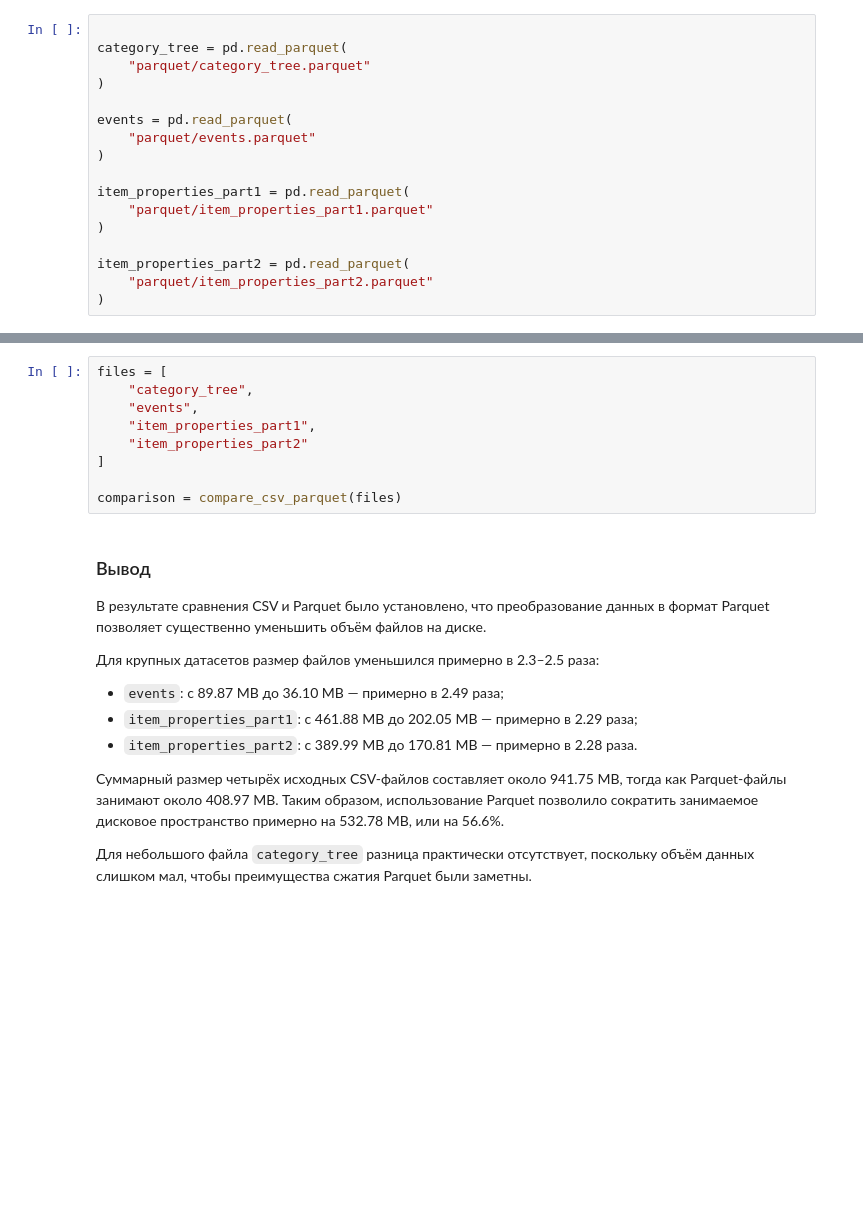
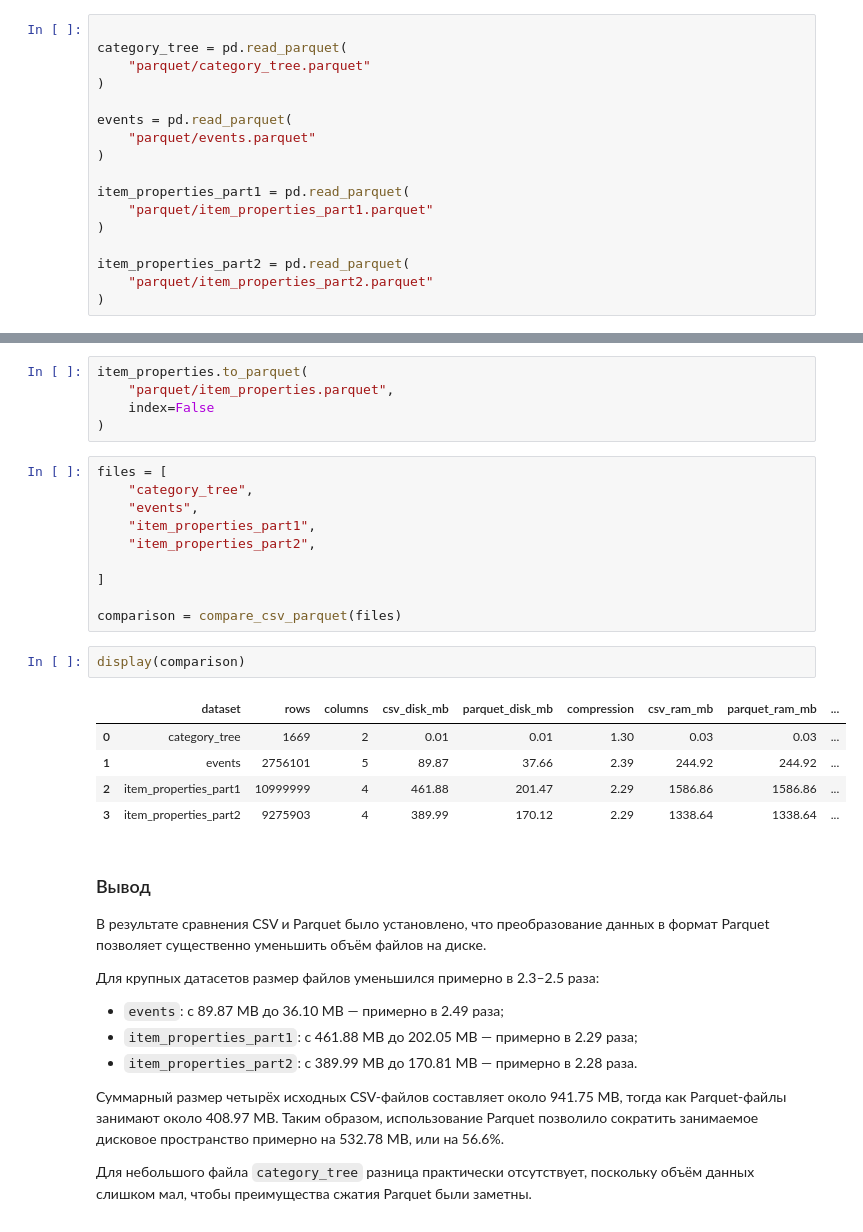
Before and after one commit to RadMaxim/mle_final, a Jupyter notebook: step_1.ipynb, the cells around one changed output, grey strips where cells are left out. Drawn from its saved outputs; the diff is of its cells as text; blank space fills up the shorter version.

```diff
--- a/step_1.ipynb
+++ b/step_1.ipynb
@@ -131,12 +142,26 @@ item_properties_part2 = pd.read_parquet(
+# %%
+item_properties.to_parquet(
+    "parquet/item_properties.parquet",
+    index=False
+)
 # %%
 files = [
     "category_tree",
     "events",
     "item_properties_part1",
-    "item_properties_part2"
+    "item_properties_part2",
+
 ]
 
 comparison = compare_csv_parquet(files)
+# %%
+display(comparison)
+# %% [output]
+|  | dataset | rows | columns | csv_disk_mb | parquet_disk_mb | compression | csv_ram_mb | parquet_ram_mb | ... |
+| 0 | category_tree | 1669 | 2 | 0.01 | 0.01 | 1.30 | 0.03 | 0.03 | ... |
+| 1 | events | 2756101 | 5 | 89.87 | 37.66 | 2.39 | 244.92 | 244.92 | ... |
+| 2 | item_properties_part1 | 10999999 | 4 | 461.88 | 201.47 | 2.29 | 1586.86 | 1586.86 | ... |
+| 3 | item_properties_part2 | 9275903 | 4 | 389.99 | 170.12 | 2.29 | 1338.64 | 1338.64 | ... |
 # %% [markdown]
 ### Вывод
 
```
Also changed, not shown: parts of 15 cells of this notebook, 5 other files.
